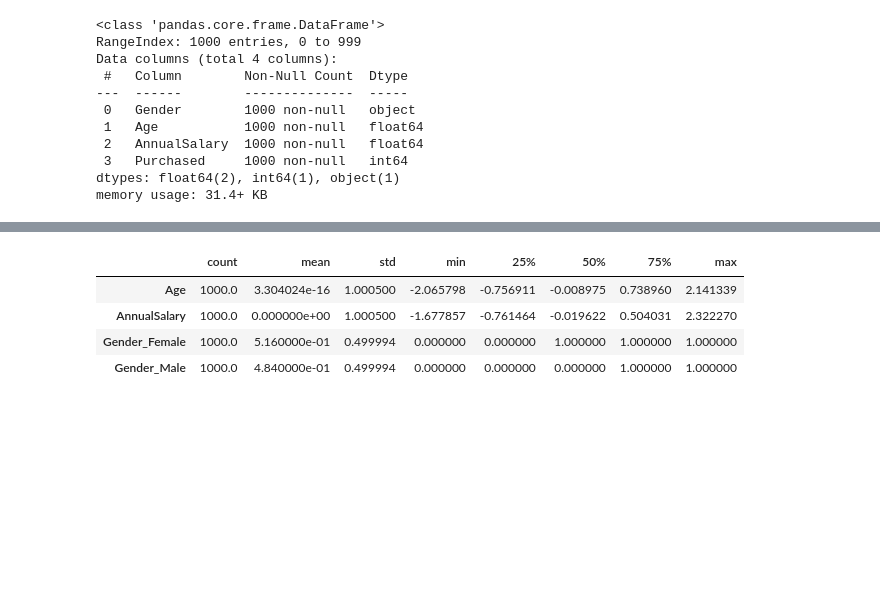
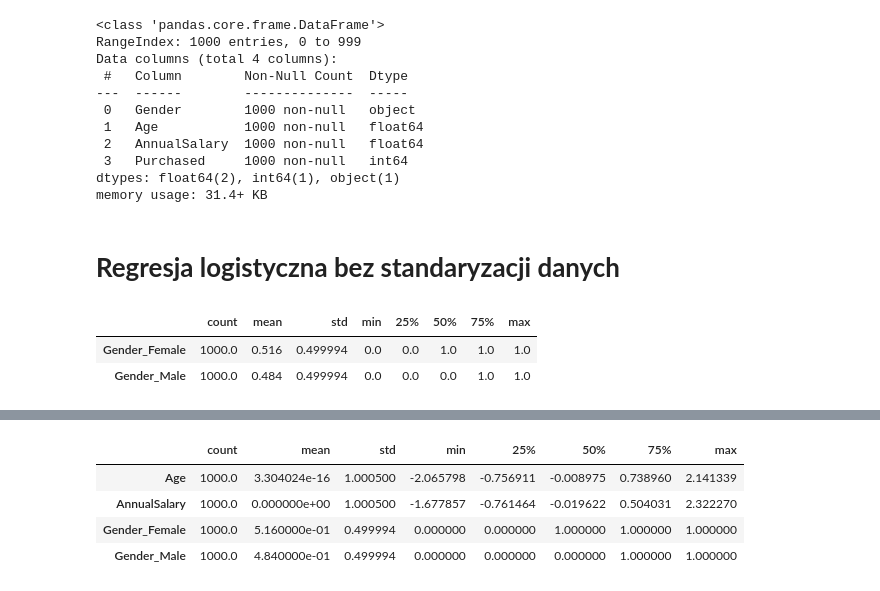
Before and after one commit to danm00nster/ML_PROJECT, a Jupyter notebook: 2ML_Daniel_Kwiecinski.ipynb, the cells around one changed output, grey strips where cells are left out. Drawn from its saved outputs; the diff is of its cells as text; code cells hidden in the pictures; blank space fills up the shorter version.

```diff
--- a/2ML_Daniel_Kwiecinski.ipynb
+++ b/2ML_Daniel_Kwiecinski.ipynb
@@ -126,3 +127,5 @@ memory usage: 31.4+ KB
 y=Cars.pop("Purchased")
 for col in Cars.columns:
     Cars[col] = Cars[col].astype('category')
+# %% [markdown]
+# **Regresja logistyczna bez standaryzacji danych**
@@ -128,0 +136,6 @@ for col in Cars.columns:
+# %%
+X.describe().T
+# %% [output]
+|  | count | mean | std | min | 25% | 50% | 75% | max |
+| Gender_Female | 1000.0 | 0.516 | 0.499994 | 0.0 | 0.0 | 1.0 | 1.0 | 1.0 |
+| Gender_Male | 1000.0 | 0.484 | 0.499994 | 0.0 | 0.0 | 0.0 | 1.0 | 1.0 |
```
Also changed, not shown: parts of 21 cells of this notebook.
